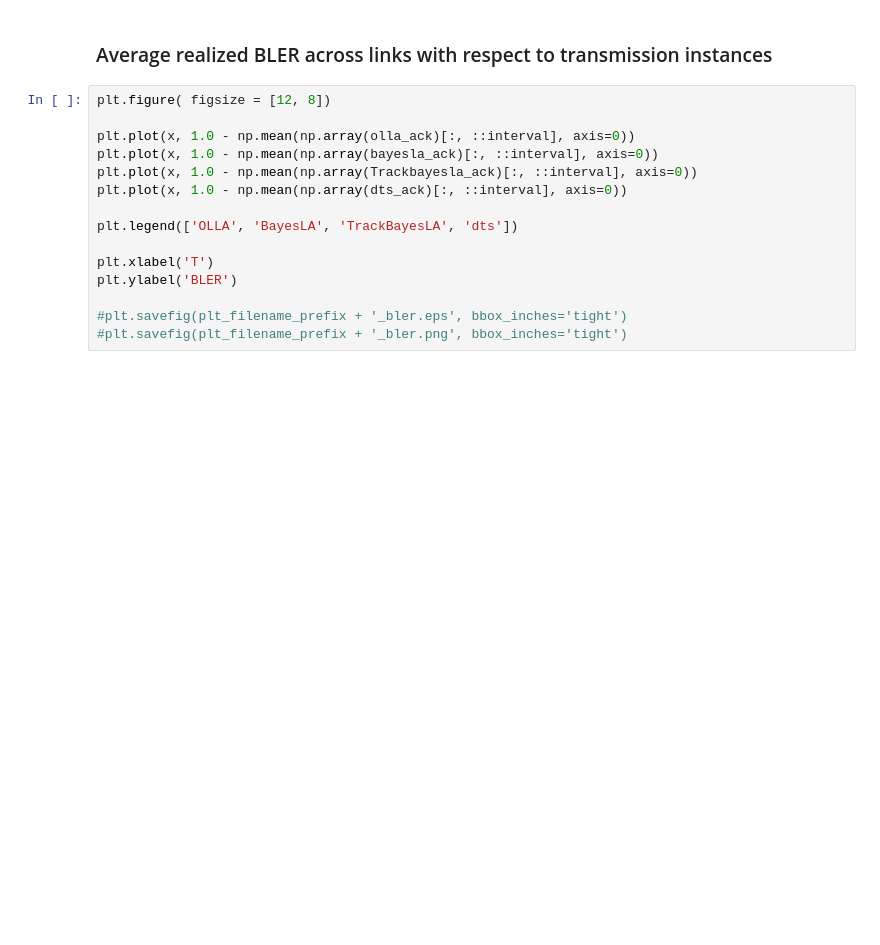
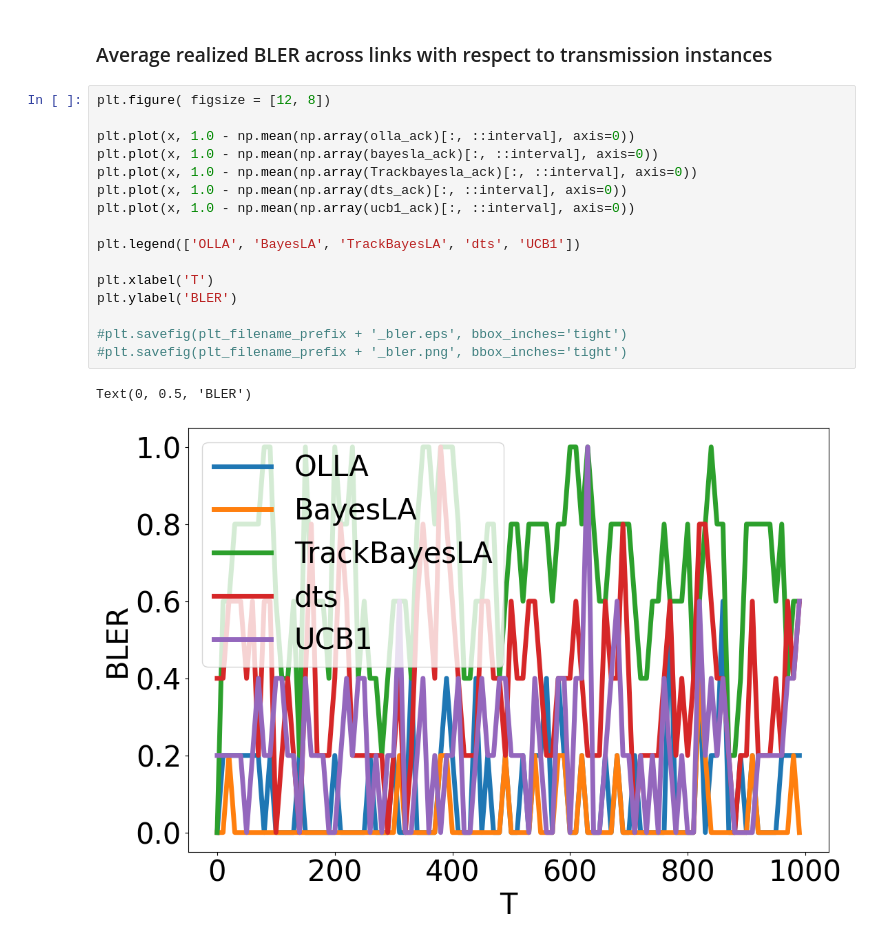
Before and after one commit to vivianwhuo/Link-Adaptation, a Jupyter notebook: plot_results.ipynb, the cells around one changed output. Saved outputs shown, nothing was run; the diff lists cells and outputs as text; blank space fills up the shorter version.

```diff
--- a/plot_results.ipynb
+++ b/plot_results.ipynb
@@ -83,15 +93,19 @@ plt.ylabel('Average Tput rel to OLLA [bps / Hz]')
 # %%
 plt.figure( figsize = [12, 8])
 
 plt.plot(x, 1.0 - np.mean(np.array(olla_ack)[:, ::interval], axis=0))
 plt.plot(x, 1.0 - np.mean(np.array(bayesla_ack)[:, ::interval], axis=0))
 plt.plot(x, 1.0 - np.mean(np.array(Trackbayesla_ack)[:, ::interval], axis=0))
 plt.plot(x, 1.0 - np.mean(np.array(dts_ack)[:, ::interval], axis=0))
+plt.plot(x, 1.0 - np.mean(np.array(ucb1_ack)[:, ::interval], axis=0))
 
-plt.legend(['OLLA', 'BayesLA', 'TrackBayesLA', 'dts'])
+plt.legend(['OLLA', 'BayesLA', 'TrackBayesLA', 'dts', 'UCB1'])
 
 plt.xlabel('T')
 plt.ylabel('BLER')
 
 #plt.savefig(plt_filename_prefix + '_bler.eps', bbox_inches='tight')
 #plt.savefig(plt_filename_prefix + '_bler.png', bbox_inches='tight')
+# %% [output]
+Text(0, 0.5, 'BLER')
+[figure, added]
```
Also changed, not shown: parts of 3 cells of this notebook, 2 other files.
